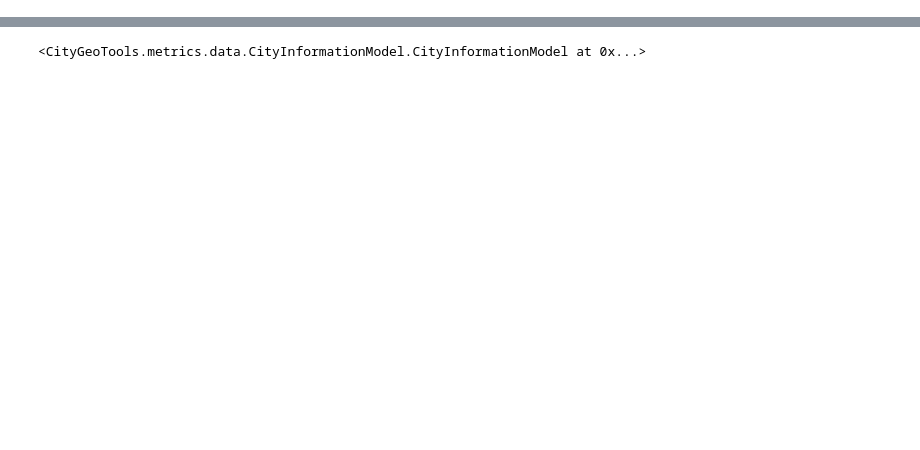
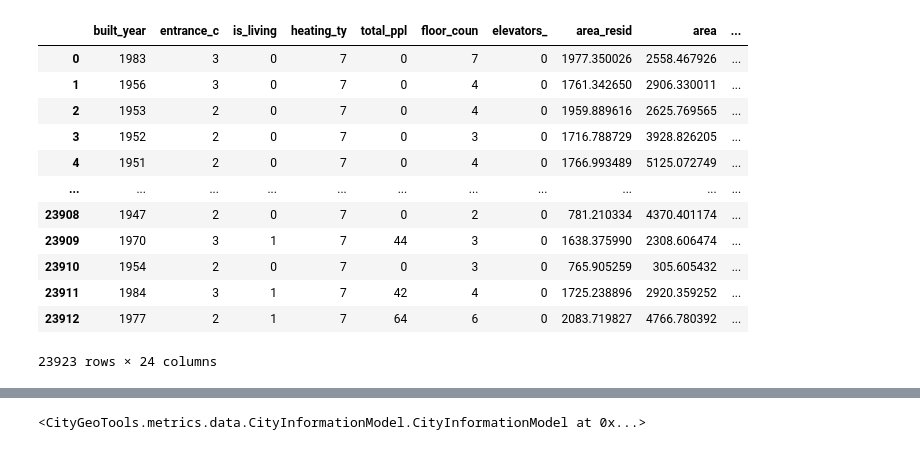
Before and after one commit to alexkat20/Urban_data_analysis, a Jupyter notebook: Buildings_formatting.ipynb, the cells around one changed output, grey strips where cells are left out. Drawn from its saved outputs; the diff is of its cells as text; code cells hidden in the pictures; blank space fills up the shorter version.

Commit message:
Added buildings layer to the city model

```diff
--- a/Buildings_formatting.ipynb
+++ b/Buildings_formatting.ipynb
@@ -0,0 +22,6 @@
+# %%
+blocks = gpd.read_file("blocks.geojson")
+districts = gpd.read_file("district.geojson")
+# %%
+blocks["block_id"] = range(len(blocks))
+blocks
@@ -0,0 +62,19 @@
+# %%
+data = data.to_crs(blocks.crs)
+# %%
+buildings = data.sjoin(blocks, how="left")
+buildings
+# %% [output]
+|  | built_year | entrance_c | is_living | heating_ty | total_ppl | floor_coun | elevators_ | area_resid | area | ... |
+| 0 | 1983 | 3 | 0 | 7 | 0 | 7 | 0 | 1977.350026 | 2558.467926 | ... |
+| 1 | 1956 | 3 | 0 | 7 | 0 | 4 | 0 | 1761.342650 | 2906.330011 | ... |
+| 2 | 1953 | 2 | 0 | 7 | 0 | 4 | 0 | 1959.889616 | 2625.769565 | ... |
+| 3 | 1952 | 2 | 0 | 7 | 0 | 3 | 0 | 1716.788729 | 3928.826205 | ... |
+| 4 | 1951 | 2 | 0 | 7 | 0 | 4 | 0 | 1766.993489 | 5125.072749 | ... |
+| ... | ... | ... | ... | ... | ... | ... | ... | ... | ... | ... |
+| 23908 | 1947 | 2 | 0 | 7 | 0 | 2 | 0 | 781.210334 | 4370.401174 | ... |
+| 23909 | 1970 | 3 | 1 | 7 | 44 | 3 | 0 | 1638.375990 | 2308.606474 | ... |
+| 23910 | 1954 | 2 | 0 | 7 | 0 | 3 | 0 | 765.905259 | 305.605432 | ... |
+| 23911 | 1984 | 3 | 1 | 7 | 42 | 4 | 0 | 1725.238896 | 2920.359252 | ... |
+| 23912 | 1977 | 2 | 1 | 7 | 64 | 6 | 0 | 2083.719827 | 4766.780392 | ... |
+23923 rows × 24 columns
```
Also changed, not shown: parts of 13 cells of this notebook, 7 other files.
